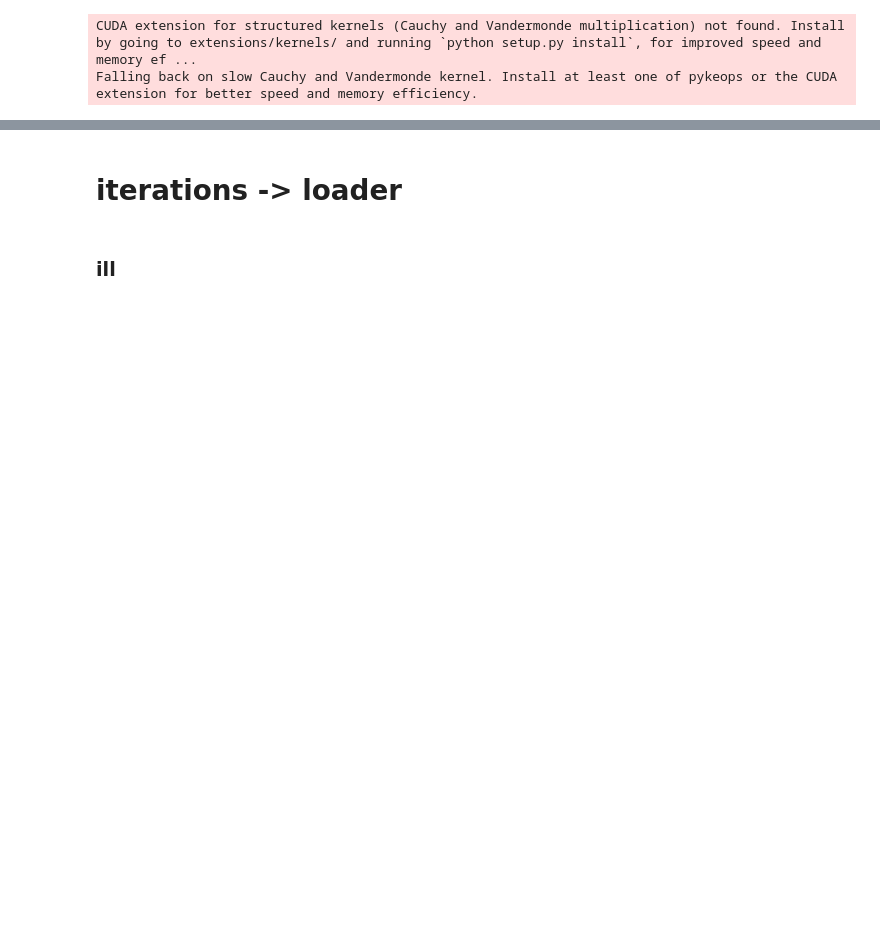
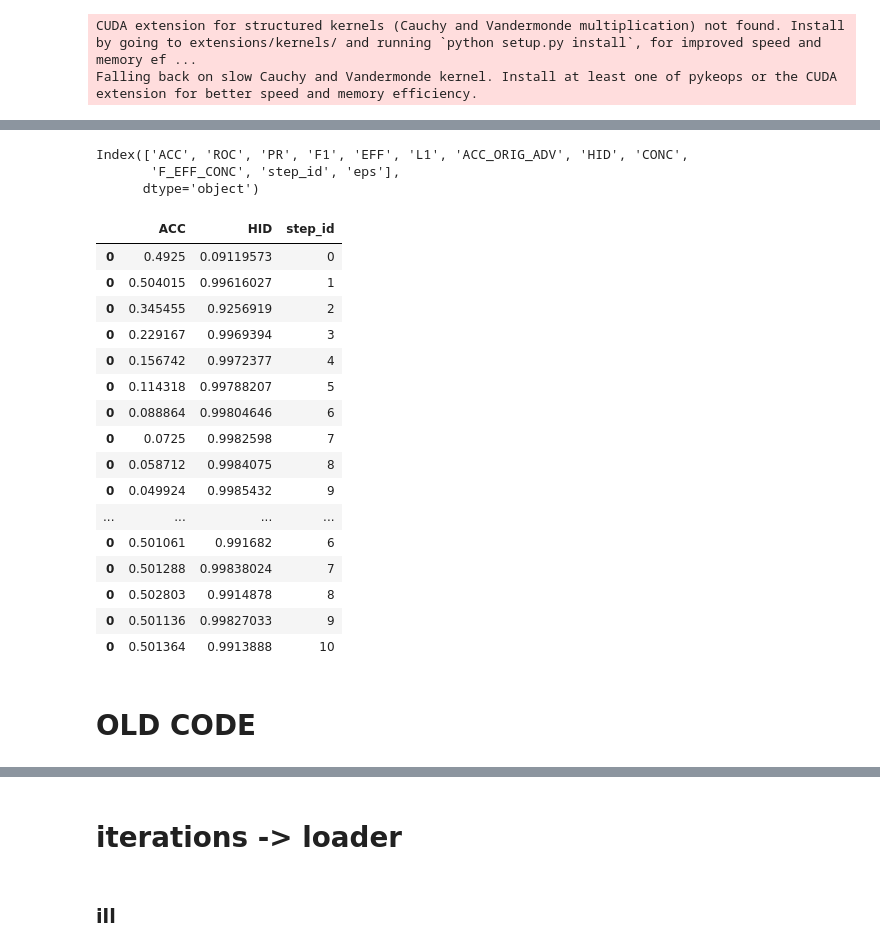
Before and after one commit to petrsokerin/Hidden_adversarial_attacks, a Jupyter notebook: notebooks/Doctor_regulizer.ipynb, the cells around one changed output, grey strips where cells are left out. Cells and saved outputs as stored; diff of their text form; code cells hidden in the pictures; blank space fills up the shorter version.

```diff
--- a/notebooks/Doctor_regulizer.ipynb
+++ b/notebooks/Doctor_regulizer.ipynb
@@ -31,0 +96,16 @@ Falling back on slow Cauchy and Vandermonde kernel. Install at least one of pyke
+# %%
+criterion = get_criterion(cfg["criterion_name"], cfg["criterion_params"])
+
+disc_check_list = (
+    get_disc_list(
+        model_name=cfg["disc_model_check"]["name"],
+        model_params=cfg["disc_model_check"]["params"],
+        list_disc_params=cfg["list_check_model_params"],
+        device=device,
+        path=cfg["disc_path"],
+        train_mode=False,
+    )
+    if cfg["use_disc_check"]
+    else None
+)
+estimator = AttackEstimator(disc_check_list, cfg["metric_effect"])
@@ -32,3 +192,31 @@ Falling back on slow Cauchy and Vandermonde kernel. Install at least one of pyke
+# %%
+attack_metrics.columns
+# %% [output]
+Index(['ACC', 'ROC', 'PR', 'F1', 'EFF', 'L1', 'ACC_ORIG_ADV', 'HID', 'CONC',
+       'F_EFF_CONC', 'step_id', 'eps'],
+      dtype='object')
+# %%
+attack_metrics[['ACC', 'HID', 'step_id']]
+# %% [output]
+|  | ACC | HID | step_id |
+| 0 | 0.4925 | 0.09119573 | 0 |
+| 0 | 0.504015 | 0.99616027 | 1 |
+| 0 | 0.345455 | 0.9256919 | 2 |
+| 0 | 0.229167 | 0.9969394 | 3 |
+| 0 | 0.156742 | 0.9972377 | 4 |
+| 0 | 0.114318 | 0.99788207 | 5 |
+| 0 | 0.088864 | 0.99804646 | 6 |
+| 0 | 0.0725 | 0.9982598 | 7 |
+| 0 | 0.058712 | 0.9984075 | 8 |
+| 0 | 0.049924 | 0.9985432 | 9 |
+| ... | ... | ... | ... |
+| 0 | 0.501061 | 0.991682 | 6 |
+| 0 | 0.501288 | 0.99838024 | 7 |
+| 0 | 0.502803 | 0.9914878 | 8 |
+| 0 | 0.501136 | 0.99827033 | 9 |
+| 0 | 0.501364 | 0.9913888 | 10 |
+# %% [markdown]
+# OLD CODE
 # %%
 dataset = 'FordA'
 
```
Also changed, not shown: parts of 18 cells of this notebook.
